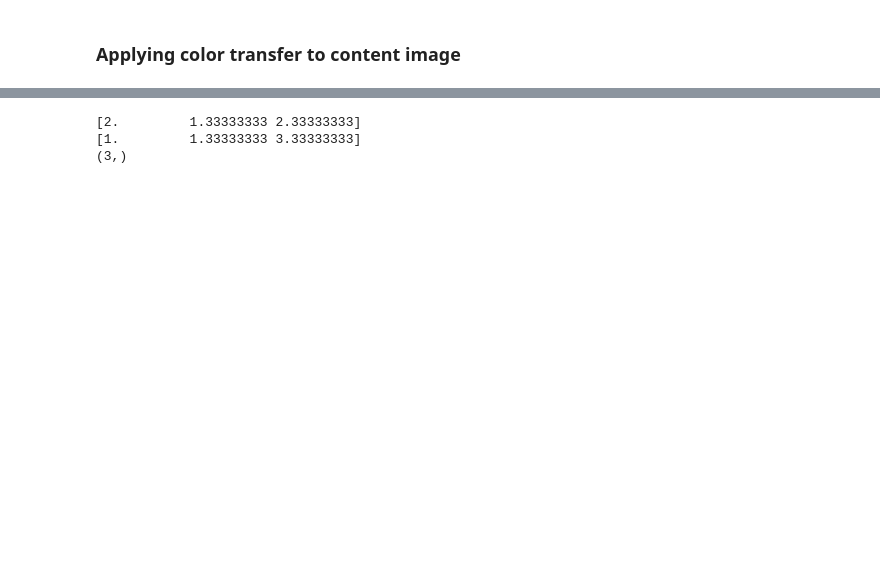
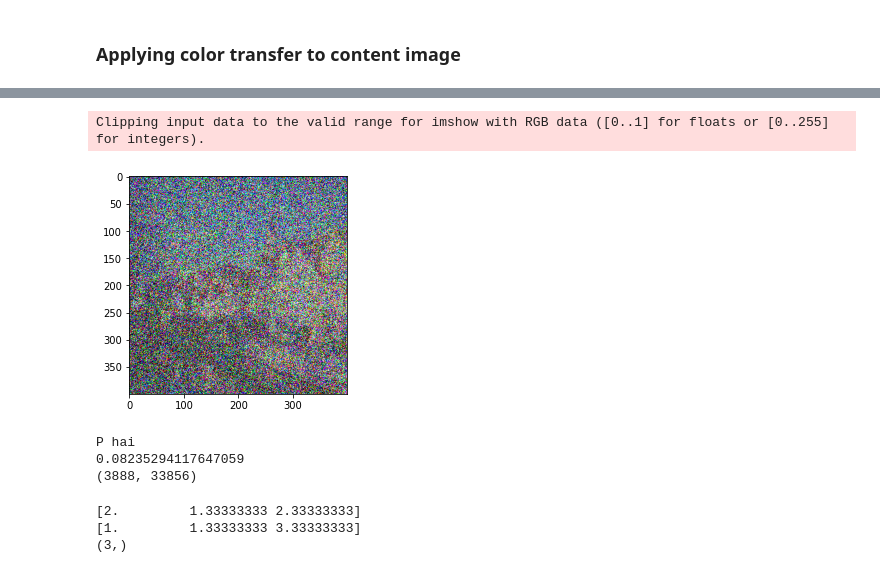
Before and after one commit to VanshitaMahajan14/DIP-Artistic-Style-Transfer, a Jupyter notebook: new.ipynb, the cells around one changed output, grey strips where cells are left out. Cells and saved outputs as stored; diff of their text form; code cells hidden in the pictures; blank space fills up the shorter version.

```diff
--- a/new.ipynb
+++ b/new.ipynb
@@ -79,5 +91,34 @@ Clipping input data to the valid range for imshow with RGB data ([0..1] for floa
+# %%
+# 2d image into 1d array
+C0 = content.reshape(-1)
+S0 = style.reshape(-1)
+
+h0 = imsize
+w0 = imsize
+c = 3
+
+# Convert to 3D arrays only to use in histogram matching of color
+C0 = C0.reshape(h0, w0, c)
+S0 = S0.reshape(h0, w0, c)
+
+for channel in range(c):
+    C0[:, :, channel] = exposure.match_histograms(C0[:, :, channel], S0[:, :, channel])
+
+C0 = C0.reshape(-1)
+X = C0
+
+# INITIALIZING OUTPUT IMAGE WITH NOISE - this is done to prevent repetitive patches
+
+# X = X + np.max(X) * np.random.randn(X.size)
+X = X.reshape(h0, w0, c)
+
+# plt.imshow(X)
+X = X.reshape(-1)
+# %% [output]
+Clipping input data to the valid range for imshow with RGB data ([0..1] for floats or [0..255] for integers).
+[figure, added]
 # %%
-L = 4
+L = 1
 
 hall =  np.ones((400, 400, 3))
 mask0 = np.ones((400, 400))
@@ -100,8 +141,11 @@ X = cv2.resize(X.reshape((h0, w0, c)), (0,0), fx=1/L, fy=1/L)
 halls = cv2.resize(hall, (0,0), fx=1/L, fy=1/L)
 
 X = X.reshape(-1)
+# print("X kya hai")
+# print(X)
+# print(X.shape)
 
-Q_size = 36 # patch_size
+Q_size = 36   # patch_size
 Pstride = 4
 
 S = S.reshape((h, w, c))
@@ -126,21 +170,28 @@ for k in range(0, h - Q_size + 1, Pstride):
 
                 # Compare for each of the 4 orientations
                 for l in range(4):
-                    temp = np.rot90(patch, k=l)
+                    # temp = np.rot90(patch, l)
+                    temp = ndimage.rotate(patch, l*90, reshape=False, order=1)
                     # P[:, (int(k / Pstride) - 1) * (int((w - Q_size + 1 - 1) / Pstride) + 1) * 4 + (int(j / Pstride) - 1) * 4 + l + 1] = temp.flatten()
                     P[:,(int(k/Pstride)-1)*(int( ((w-Q_size+1)-1)/Pstride )+ 1)*4 + (int(j/Pstride)-1)*4 + l + 1] = temp.flatten()
 
                     # This is calculating the position in the P patch to which we want to assign the temp patch
-
                     # k/Pstride - 1 = starting index
                     # ((w - Q_size + 1)/Pstride + 1) * 4 = number of starting positions along length, * 4 for number of rotations
                     # + l is for current rotation in P
                     # + 1 to adjust for indexing
 
 S = S.reshape(-1)
+print("P hai")
+print(P[0][1])
+print(P.shape)
 
-# Putting it together, P = np.zeros((c * Q_size * Q_size, numpatches)) creates a matrix P
-# where each column corresponds to a patch, and each row represents a feature extracted from that patch.
+# # Putting it together, P = np.zeros((c * Q_size * Q_size, numpatches)) creates a matrix P
+# # where each column corresponds to a patch, and each row represents a feature extracted from that patch.
+# %% [output]
+P hai
+0.08235294117647059
+(3888, 33856)
 # %%
 # mp = np.mean(P, axis=1)
 # P = P - np.tile(mp[:, np.newaxis], (1, P.shape[1]))
```
Also changed, not shown: parts of 10 cells of this notebook, 3 other files.
